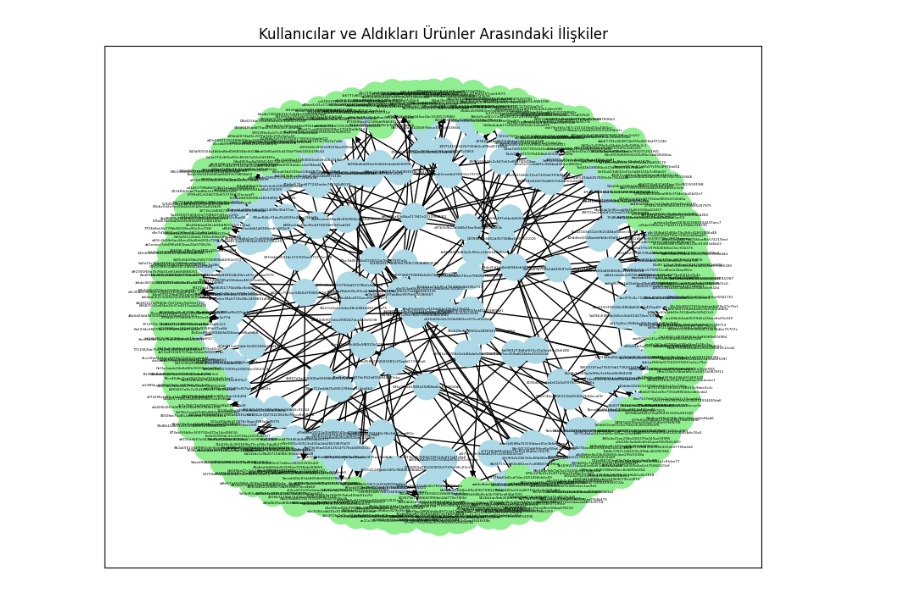
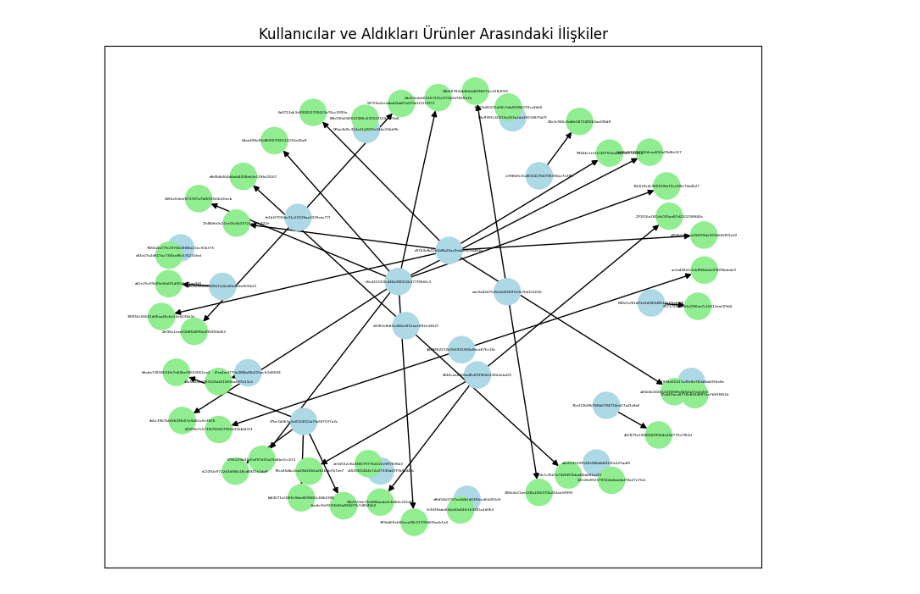
Before and after one commit to DCanKayrak/cart-analysis, a Jupyter notebook: new_analysis.ipynb, the cells around one changed output. Saved outputs shown, nothing was run; the diff lists cells and outputs as text; code cells hidden in the pictures.

```diff
--- a/new_analysis.ipynb
+++ b/new_analysis.ipynb
@@ -46,35 +46,35 @@ df_customers_orders = df_customers.merge(df_orders, on='customer_id')
 df_customers_orders
 orders_order_items = df_orders.merge(df_order_items, on='order_id')
 orders_order_items
-top_customer_ids = orders_order_items['customer_id'].value_counts().head(200)
+top_customer_ids = orders_order_items['customer_id'].value_counts().head(20)
 top_customer_data = orders_order_items[orders_order_items['customer_id'].isin(top_customer_ids.index)]
 top_customer_data = pd.DataFrame(top_customer_data)
 top_customer_data
 
 # İlk 100 satırı al
 df_customers_subset = df_customers[df_customers['customer_id'].isin(top_customer_data['customer_id'].unique())]
 
 # Graf oluşturalım
 G = nx.DiGraph()
 
 # Kullanıcıları düğümler olarak ekle
 for _, row in df_customers_subset.iterrows():
     G.add_node(row['customer_unique_id'])
 
 # Siparişleri ve ürünleri bağlantılar olarak ekle
 for _, row in orders_order_items.iterrows():
     df_customers_ids = df_customers_subset.loc[df_customers_subset['customer_id'] == row['customer_id'], 'customer_unique_id'].values
     if len(df_customers_ids) > 0:
         G.add_edge(df_customers_ids[0], row['product_id'])
 
 # Grafı çizelim
 plt.figure(figsize=(10, 8))
 
 # Müşteri ve ürün düğümlerini ayırt etmek için renkler
 node_colors = ['lightblue' if node in df_customers_subset['customer_unique_id'].values else 'lightgreen' for node in G.nodes]
 
 nx.draw_networkx(G, with_labels=True, node_color=node_colors, node_size=500, font_size=3)
 plt.title("Kullanıcılar ve Aldıkları Ürünler Arasındaki İlişkiler")
 plt.show()
 # %% [output]
-[figure, old version]
+[figure, new version]
```
Also changed, not shown: parts of 1 cell of this notebook, 2 other files.
